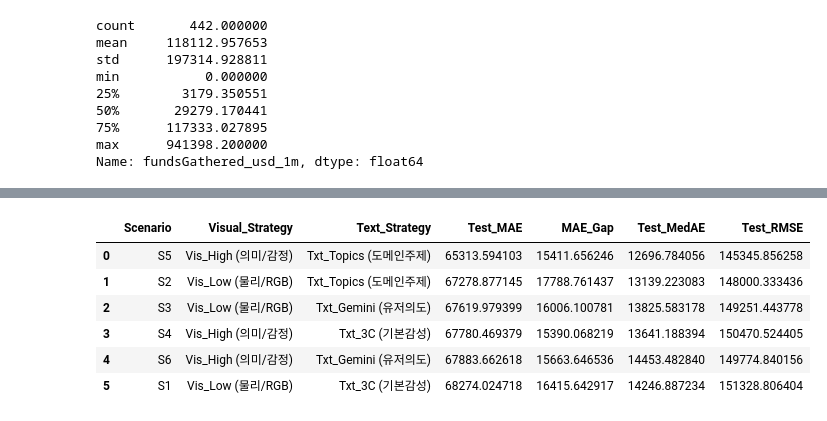
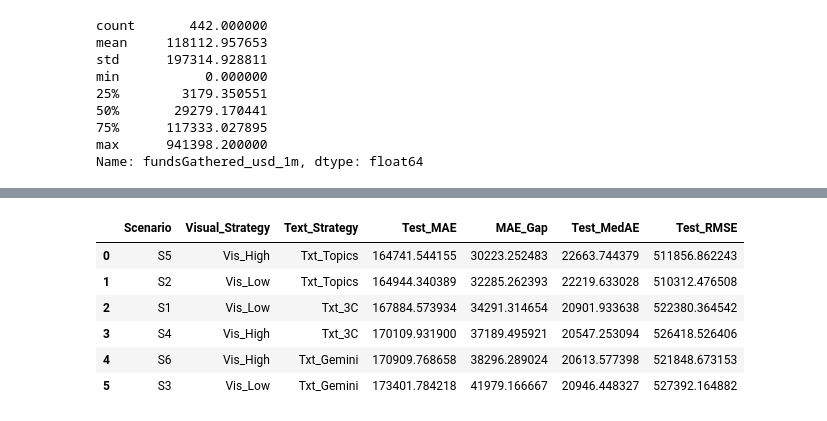
Before and after one commit to jjongseon/Asac-project, a Jupyter notebook: 01_Src/ml/ml_forward_js.ipynb, the cells around one changed output, grey strips where cells are left out. Cells and saved outputs as stored; diff of their text form; code cells hidden in the pictures.

```diff
--- a/01_Src/ml/ml_forward_js.ipynb
+++ b/01_Src/ml/ml_forward_js.ipynb
@@ -2,7 +2,7 @@
 import pandas as pd
 df = pd.read_csv('../../02_Data/processed/real_final_ml.csv')
 # %%
-df = df.drop(columns=['enableBoardGameProperties','projectID','campaignGoal_usd_6m','fundsGathered_usd_6m','price_usd_6m','is_backer_0','is_backer_1'])
+df = df.drop(columns=['enableBoardGameProperties','projectID','campaignGoal_usd_6m','fundsGathered_usd_6m','price_usd_6m','is_backer_0','is_backer_1', 'fundedInSeconds'])
 # %%
 for i in df.columns:
     print(i)
@@ -98,32 +87,23 @@ from sklearn.model_selection import KFold
 from sklearn.ensemble import RandomForestRegressor
 from sklearn.metrics import mean_absolute_error, median_absolute_error, mean_squared_error
 
-# 경고 메시지 숨기기 (numexpr, bottleneck 관련 경고 방지)
 warnings.filterwarnings('ignore', category=UserWarning)
 
-# ======================================================================
-# 1. 유저 맞춤형 피처 그룹 정의 (제공해주신 변수명 100% 반영)
-# ======================================================================
+# 1. 피처 그룹 정의
 performance = ['campaignGoal_usd_1m', 'price_usd_1m']
-
 game_properties = ['minPlayers', 'maxPlayers', 'minAge', 'playTime']
-
-campaign_info = ['isDiscounted', 'previous_campaigns_count', 'duration_days', 'fundedInSeconds', 'rewards_count', 'softclose']
-
+campaign_info = ['isDiscounted', 'previous_campaigns_count', 'duration_days', 'rewards_count', 'softclose']
 location = ['currencySymbol_AUD', 'currencySymbol_CAD', 'currencySymbol_EUR', 'currencySymbol_GBP', 'currencySymbol_PLN', 'currencySymbol_USD']
 
-# 사진 정보 + RGB 물리 피처 (Low-level)
+# 이미지
 image_features = ['edge_density', 'saturation', 'brightness', 'contrast']
 color_visual = ['R1', 'G1', 'B1', 'R2', 'G2', 'B2', 'R3', 'G3', 'B3', 'R4', 'G4', 'B4']
-
-# 대표색 텍스트 + 대표 분위기 의미 피처 (High-level)
 color_text = ['ks_color_1', 'ks_color_2', 'ks_color_3', 'ks_color_4']
 color_emotion = ['emotion_adjective_1', 'emotion_adjective_2', 'emotion_adjective_3', 'emotion_adjective_4']
 
-# 댓글 기본 정보 (메타 데이터)
 comment_info = ['creator_id_0', 'creator_id_1', 'is_pledge_master_0', 'is_pledge_master_1', 'is_prior_backer_0', 'is_prior_backer_1', 'is_pathfinder_0', 'is_pathfinder_1', 'is_normal_0', 'is_normal_1', 'likes_0', 'likes_1']
 
-# 댓글 텍스트 분석 3파전 그룹
+# 댓글 텍스트 분석
 comment_3c = ['긍정_0', '긍정_1', '부정_0', '부정_1', '중립_0', '중립_1']
 comment_topics = ['Campaign / Pledge_0', 'Campaign / Pledge_1', 'Community Reaction_0', 'Community Reaction_1', 'Components & Production_0', 'Components & Production_1', 'Gameplay / Rules / Content_0', 'Gameplay / Rules / Content_1', 'Language & Localization_0', 'Language & Localization_1', 'Schedule / Updates_0', 'Schedule / Updates_1', 'Shipping / Price / Tax_0', 'Shipping / Price / Tax_1']
 comment_j = ['Product_Question_count_0', 'Product_Question_count_1', 'Suggestion_Idea_count_0', 'Suggestion_Idea_count_1', 'Praise_Support_count_0', 'Praise_Support_count_1', 'Shipping_Fulfillment_count_0', 'Shipping_Fulfillment_count_1', 'Complaint_Refund_count_0', 'Complaint_Refund_count_1', 'Spam_Irrelevant_count_0', 'Spam_Irrelevant_count_1']
@@ -131,50 +111,44 @@ comment_j = ['Product_Question_count_0', 'Product_Question_count_1', 'Suggestion
 # 게임 장르 및 테마 태그
 game_tags = ['4X', 'AR Next', 'ARNext26', 'Action', 'Adventure', 'Area Control', 'Asymmetric', 'Campaign', 'Card Game', 'Cats', 'Civilization', 'Collectible', 'Collectible Models', 'Competitive', 'Cooperative', 'Deck Building', 'Deduction', 'Dexterity', 'Dice Game', 'Digital', 'Economic', 'Educational', 'Exploration', 'Family', 'Fantasy', 'Feast', 'First-Timers', 'Game Components', 'History', 'Horror', 'Humor', 'Legacy', 'Logical', 'MOBA', 'Major Creators', 'Media', 'Modern', 'Multiplayer', 'Mythology', 'Narrative', 'OctoberFeast25', 'Paint', 'Party game', 'Political', 'Print and Play', 'RPG', 'Racing', 'Reprints', 'Resource management', 'Science Fiction', 'Set Collection', 'Sport', 'Strategy', 'Survival', 'TTRPG', 'Terrain Building', 'Tower Defense', 'Video Game', 'Video Game Theme', 'Wargame', 'WinterFeast2026', 'Worker placement', 'dinotuesday']
 
-# ======================================================================
-# 2. 고정 뼈대(Base) 및 실험 축(X, Y) 세팅
-# ======================================================================
-# 고정 베이스 피처 세트 조립 (수치형 정보 + 댓글 메타)
+
+# 2. 피처 조합 축 및 검증 세팅
+# 공통 베이스 피처
 base_features = performance + game_properties + campaign_info + location + comment_info
 
-# [시각 정보 축] 저수준 물리 피처 조합 vs 고수준 의미 피처 조합
+# 시각 피처 옵션
 vis_options = {
-    'Vis_Low (물리/RGB)': image_features + color_visual,
-    'Vis_High (의미/감정)': color_text + color_emotion
+    'Vis_Low': image_features + color_visual,
+    'Vis_High': color_text + color_emotion
 }
 
-# [텍스트 정보 축] 감성 3중분류 vs 도메인 주제분류 vs 제미나이 의도분류
+# 텍스트 피처 옵션
 txt_options = {
-    'Txt_3C (기본감성)': comment_3c,
-    'Txt_Topics (도메인주제)': comment_topics,
-    'Txt_Gemini (유저의도)': comment_j
+    'Txt_3C': comment_3c,
+    'Txt_Topics': comment_topics,
+    'Txt_Gemini': comment_j
 }
 
-# [🚨 필수 확인] 'df' 자리에 아웃라이어가 제거된 본인의 최종 데이터프레임 변수명을 입력하세요.
 y_all = df['fundsGathered_usd_1m']
 
-# 5-Fold 교차 검증 객체 생성
 kf = KFold(n_splits=5, shuffle=True, random_state=42)
-
-# 결과를 누적 기록할 리스트
 experiment_results = []
 
-print("🏁 [창작자 관점 토너먼트 가동] MAE(메인) & RMSE/MedAE(보조) 실험 시작...\n" + "="*85)
+print("시나리오별 모델 성능 평가 시작...\n" + "="*60)
 
 # ======================================================================
-# 3. 2×3 매트릭스 다중 루프 연산 (6대 시나리오 전수 조사)
+# 3. 6개 시나리오 반복 평가
 # ======================================================================
 scenario_num = 1
 for vis_name, vis_cols in vis_options.items():
     for txt_name, txt_cols in txt_options.items():
 
-        # 이번 시나리오에 독립변수로 사용할 피처 최종 조립 (중복 제거)
+        # 피처 병합 및 중복 제거
         current_features = base_features + vis_cols + txt_cols + game_tags
         current_features = list(dict.fromkeys(current_features))
 
         X_current = df[current_features]
 
-        # 각 폴드별 지표를 담을 리스트
         fold_mae_tr, fold_mae_te = [], []
         fold_medae_te, fold_rmse_te = [] ,[]
 
@@ -182,35 +156,30 @@ for vis_name, vis_cols in vis_options.items():
             X_tr, X_te = X_current.iloc[train_idx], X_current.iloc[test_idx]
             y_tr, y_te = y_all.iloc[train_idx], y_all.iloc[test_idx]
 
-            # 소규모 데이터셋 과적합 제어용 규제 모델 선언
             model = RandomForestRegressor(max_depth=4, min_samples_leaf=8, max_features=0.4, random_state=42, n_jobs=-1)
             model.fit(X_tr, y_tr)
 
-            # 예측값 생성
             tr_preds = model.predict(X_tr)
             te_preds = model.predict(X_te)
 
-            # 지표 계산 및 적재
             fold_mae_tr.append(mean_absolute_error(y_tr, tr_preds))
             fold_mae_te.append(mean_absolute_error(y_te, te_preds))
             fold_medae_te.append(median_absolute_error(y_te, te_preds))
             fold_rmse_te.append(np.sqrt(mean_squared_error(y_te, te_preds)))
 
-        # 5개 폴드 성적의 산술 평균 산출
         mean_mae_tr = np.mean(fold_mae_tr)
         mean_mae_te = np.mean(fold_mae_te)
         mean_medae_te = np.mean(fold_medae_te)
         mean_rmse_te = np.mean(fold_rmse_te)
-        mae_gap = mean_mae_te - mean_mae_tr # 과적합 수치 추적
+        mae_gap = mean_mae_te - mean_mae_tr
 
-        print(f"🎬 Scenario {scenario_num}: [{vis_name}] + [{txt_name}]")
-        print(f"   - 투입 피처 수 : {X_current.shape[1]}개")
-        print(f"   - [🔥 메인] Test MAE   : {mean_mae_te:.2f} 달러 (과적합 갭: {mae_gap:.2f} 달러)")
-        print(f"   - [🎯 보조] Test MedAE : {mean_medae_te:.2f} 달러 (창작자 체감 중간 오차)")
-        print(f"   - [🛡️ 보조] Test RMSE  : {mean_rmse_te:.2f} 달러 (대형 오판 리스크 감시)")
-        print("-" * 85)
+        print(f"Scenario {scenario_num}: [{vis_name}] + [{txt_name}]")
+        print(f"   - 피처 수   : {X_current.shape[1]}개")
+        print(f"   - Test MAE  : {mean_mae_te:.2f} (Gap: {mae_gap:.2f})")
+        print(f"   - Test MedAE: {mean_medae_te:.2f}")
+        print(f"   - Test RMSE : {mean_rmse_te:.2f}")
+        print("-" * 60)
 
-        # 데이터프레임 변환용 기록
         experiment_results.append({
             'Scenario': f"S{scenario_num}",
             'Visual_Strategy': vis_name,
@@ -225,13 +194,13 @@ for vis_name, vis_cols in vis_options.items():
         scenario_num += 1
 
 # ======================================================================
-# 4. 최종 리그 성적표 종합 및 정렬 (창작자 메인 지표인 Test MAE 기준 정렬)
+# 4. 종합 평가 결과 출력
 # ======================================================================
 df_res = pd.DataFrame(experiment_results)
 df_res = df_res.sort_values(by='Test_MAE', ascending=True).reset_index(drop=True)
 
-print("\n🏆 [최종 토너먼트 마스터 성적표] (창작자 지표 Test MAE 낮은 순 정렬)")
-print("="*95)
+print("\n[시나리오별 종합 성능 결과] (Test MAE 오름차순 정렬)")
+print("="*80)
 display(df_res[['Scenario', 'Visual_Strategy', 'Text_Strategy', 'Test_MAE', 'MAE_Gap', 'Test_MedAE', 'Test_RMSE']])
-print("="*95)
+print("="*80)
 # %% [output]
@@ -255,7 +224,7 @@ print("="*95)
 |  | Scenario | Visual_Strategy | Text_Strategy | Test_MAE | MAE_Gap | Test_MedAE | Test_RMSE |
-| 0 | S5 | Vis_High (의미/감정) | Txt_Topics (도메인주제) | 65313.594103 | 15411.656246 | 12696.784056 | 145345.856258 |
-| 1 | S2 | Vis_Low (물리/RGB) | Txt_Topics (도메인주제) | 67278.877145 | 17788.761437 | 13139.223083 | 148000.333436 |
-| 2 | S3 | Vis_Low (물리/RGB) | Txt_Gemini (유저의도) | 67619.979399 | 16006.100781 | 13825.583178 | 149251.443778 |
-| 3 | S4 | Vis_High (의미/감정) | Txt_3C (기본감성) | 67780.469379 | 15390.068219 | 13641.188394 | 150470.524405 |
-| 4 | S6 | Vis_High (의미/감정) | Txt_Gemini (유저의도) | 67883.662618 | 15663.646536 | 14453.482840 | 149774.840156 |
-| 5 | S1 | Vis_Low (물리/RGB) | Txt_3C (기본감성) | 68274.024718 | 16415.642917 | 14246.887234 | 151328.806404 |
+| 0 | S5 | Vis_High | Txt_Topics | 164741.544155 | 30223.252483 | 22663.744379 | 511856.862243 |
+| 1 | S2 | Vis_Low | Txt_Topics | 164944.340389 | 32285.262393 | 22219.633028 | 510312.476508 |
+| 2 | S1 | Vis_Low | Txt_3C | 167884.573934 | 34291.314654 | 20901.933638 | 522380.364542 |
+| 3 | S4 | Vis_High | Txt_3C | 170109.931900 | 37189.495921 | 20547.253094 | 526418.526406 |
+| 4 | S6 | Vis_High | Txt_Gemini | 170909.768658 | 38296.289024 | 20613.577398 | 521848.673153 |
+| 5 | S3 | Vis_Low | Txt_Gemini | 173401.784218 | 41979.166667 | 20946.448327 | 527392.164882 |
```
Also changed, not shown: parts of 28 cells of this notebook, 3 other files.
